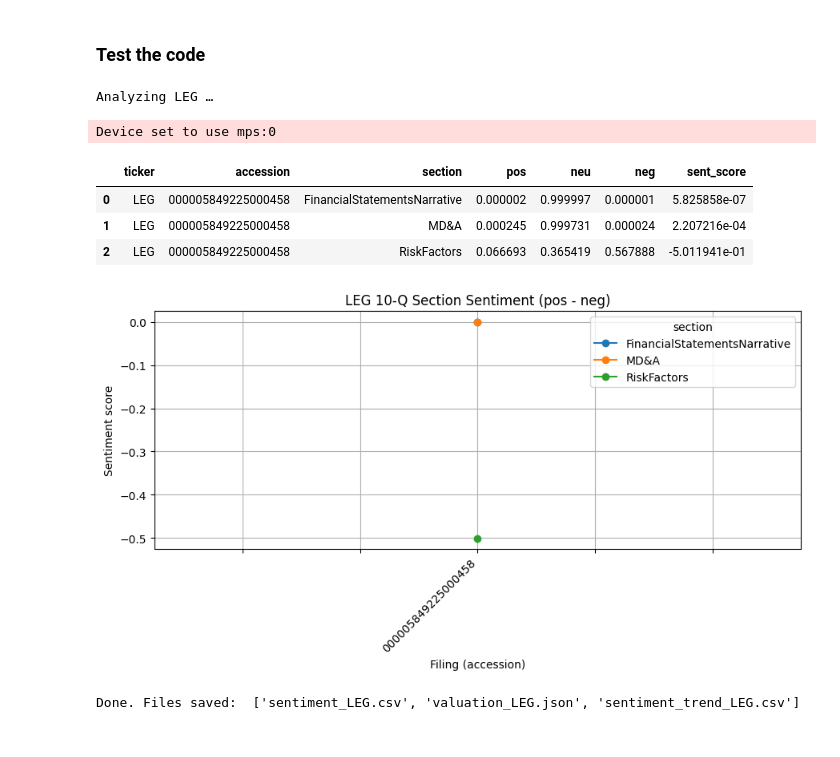
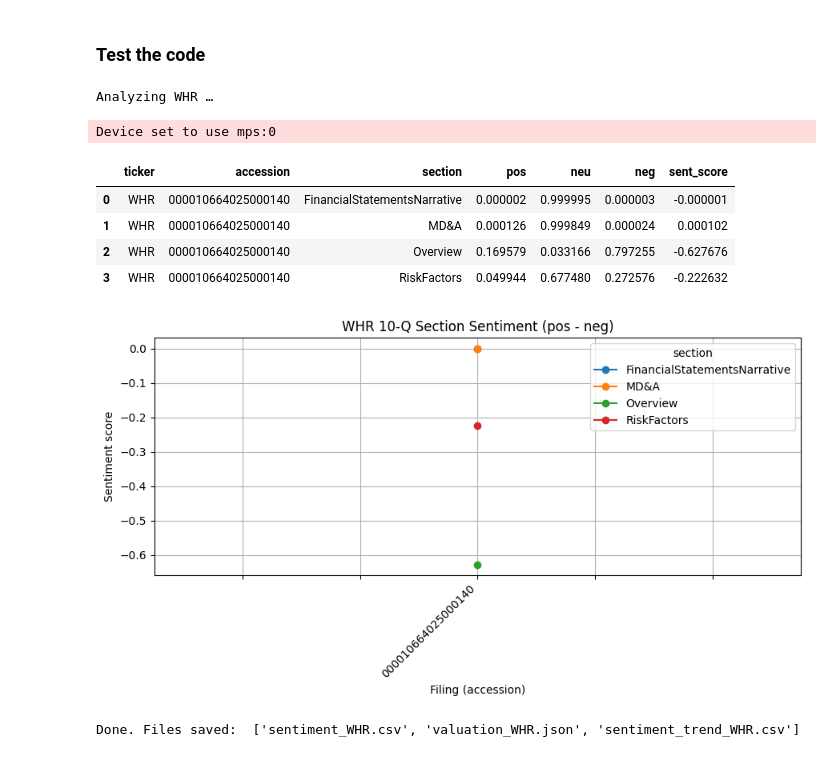
Before and after one commit to ai-ml-club-sjsu/project-fa25-QVP, a Jupyter notebook: market-sentiment/10Q_DCF.ipynb, the cells around one changed output. Cells and saved outputs as stored; diff of their text form; code cells hidden in the pictures.

Commit message:
Working on creating automations based off DCF + 10Q sentiment.

```diff
--- a/market-sentiment/10Q_DCF.ipynb
+++ b/market-sentiment/10Q_DCF.ipynb
@@ -532,11 +532,16 @@ def analyze_10q(ticker: str, quarters: int = 1, sector: str | None = None):
 ### Test the code
 # %%
 # ---- choose your ticker(s) and how many recent 10-Qs to analyze
-TICKERS = ["LEG"]          # add more like ["AAPL","MSFT"] to loop
+TICKERS = ["WHR"]          # add more like ["AAPL","MSFT"] to loop
 QUARTERS = 1                # analyze up to 4 most recent 10-Qs (if available)
 
 SECTOR_BY_TICKER = {
     "LEG": "Industrials",
+    "AAPL": "Technology / Hardware",
+    "MSFT": "Technology / Software",
+    "GOOGL": "Communication Services / Internet & Media",
+    "AMZN": "Consumer Discretionary / Retail (Broadline)",
+    "WHR": "Consumer Discretionary / Auto & Components",
 }
 
 all_sent = []
@@ -572,36 +577,37 @@ display(sent_df.head(20))  # quick peek
 
 # ---- Plot sentiment trend (pos-neg) by section across the last filings of the first ticker
 if not sent_df.empty:
     tt = TICKERS[0]
     sdf = sent_df[sent_df["ticker"] == tt].copy()
 
     # make accession order chronological by string (works fine for accessions) and pivot
     sdf = sdf.sort_values(["accession","section"])
     pivot = sdf.pivot_table(index="accession", columns="section", values="sent_score", aggfunc="mean")
 
     # line plot
     ax = pivot.plot(marker="o", figsize=(9,5))
     ax.set_title(f"{tt} 10-Q Section Sentiment (pos - neg)")
     ax.set_xlabel("Filing (accession)")
     ax.set_ylabel("Sentiment score")
     ax.grid(True)
     plt.xticks(rotation=45, ha="right")
     plt.tight_layout()
     plt.show()
 
     # also save the pivot to CSV for later comparisons
     pivot.to_csv(f"sentiment_trend_{tt}.csv")
 
 print("Done. Files saved: ",
       [f"sentiment_{t}.csv" for t in TICKERS] +
       [f"valuation_{t}.json" for t in TICKERS] +
       ([f"sentiment_trend_{TICKERS[0]}.csv"] if TICKERS else []))
 # %% [output]
-Analyzing LEG …
+Analyzing WHR …
 Device set to use mps:0
 |  | ticker | accession | section | pos | neu | neg | sent_score |
-| 0 | LEG | 000005849225000458 | FinancialStatementsNarrative | 0.000002 | 0.999997 | 0.000001 | 5.825858e-07 |
-| 1 | LEG | 000005849225000458 | MD&A | 0.000245 | 0.999731 | 0.000024 | 2.207216e-04 |
-| 2 | LEG | 000005849225000458 | RiskFactors | 0.066693 | 0.365419 | 0.567888 | -5.011941e-01 |
+| 0 | WHR | 000010664025000140 | FinancialStatementsNarrative | 0.000002 | 0.999995 | 0.000003 | -0.000001 |
+| 1 | WHR | 000010664025000140 | MD&A | 0.000126 | 0.999849 | 0.000024 | 0.000102 |
+| 2 | WHR | 000010664025000140 | Overview | 0.169579 | 0.033166 | 0.797255 | -0.627676 |
+| 3 | WHR | 000010664025000140 | RiskFactors | 0.049944 | 0.677480 | 0.272576 | -0.222632 |
-[figure, old version]
+[figure, new version]
-Done. Files saved:  ['sentiment_LEG.csv', 'valuation_LEG.json', 'sentiment_trend_LEG.csv']
+Done. Files saved:  ['sentiment_WHR.csv', 'valuation_WHR.json', 'sentiment_trend_WHR.csv']
```
Also changed, not shown: 6 other files.
